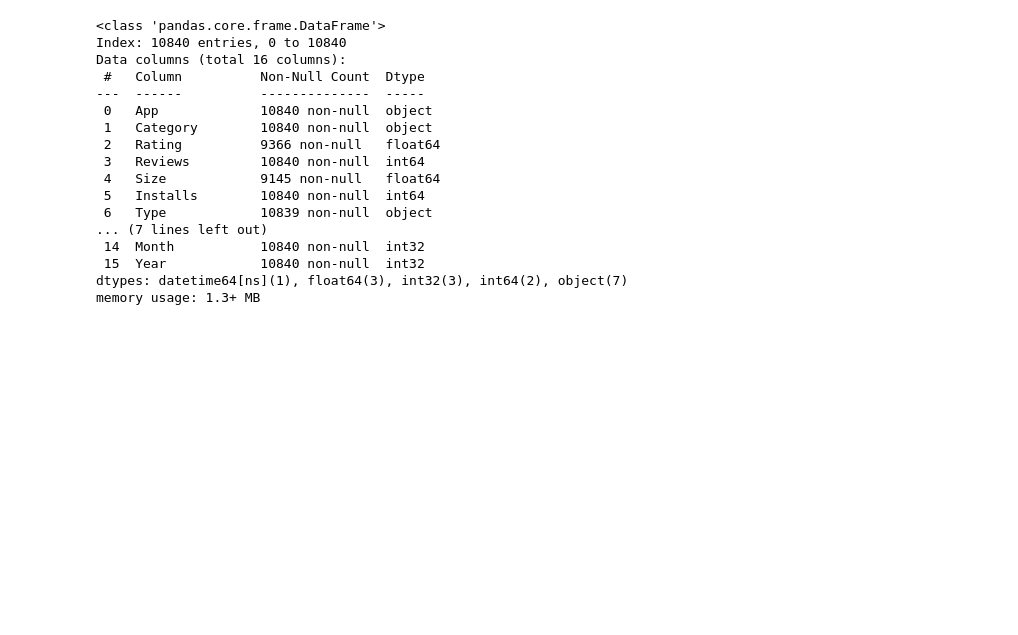
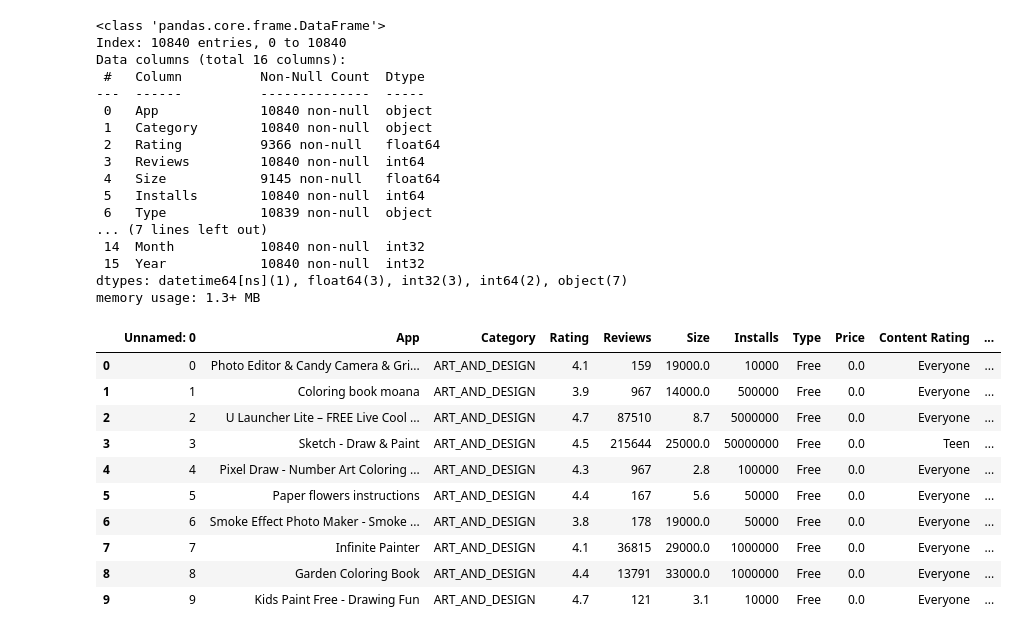
Before and after one commit to ayoub22222222/google-playstore-EDA, a Jupyter notebook: notebooks/data_cleaning.ipynb, the cells around one changed output. Drawn from its saved outputs; the diff is of its cells as text; code cells hidden in the pictures; blank space fills up the shorter version.

Commit message:
biuld pipeline for data cleaning

```diff
--- a/notebooks/data_cleaning.ipynb
+++ b/notebooks/data_cleaning.ipynb
@@ -338,3 +338,37 @@ dtypes: datetime64[ns](1), float64(3), int32(3), int64(2), object(7)
 memory usage: 1.3+ MB
 # %%
 df_copy.to_csv('~/google-playstore-EDA/data/cleaned_data/google_cleaned.csv')
+# %%
+
+
+class DataCleaning:
+    def __init__(self, file_path):
+        self.file_path =file_path
+        self.data = None
+    def load_data(self):
+        """ Load data """
+        self.data = pd.read_csv(self.file_path)
+        return self.data.head(10)
+    def data_overview(self):
+        """ check the data type for every columns """
+        self.load_data().info()
+        print(100 * "-")
+    def cln_columns(self):
+        """ cleaning columns """
+        pass
+# %%
+instance = DataCleaning('~/google-playstore-EDA/data/cleaned_data/google_cleaned.csv')
+# %%
+instance.load_data()
+# %% [output]
+|  | Unnamed: 0 | App | Category | Rating | Reviews | Size | Installs | Type | Price | Content Rating | ... |
+| 0 | 0 | Photo Editor & Candy Camera & Gri... | ART_AND_DESIGN | 4.1 | 159 | 19000.0 | 10000 | Free | 0.0 | Everyone | ... |
+| 1 | 1 | Coloring book moana | ART_AND_DESIGN | 3.9 | 967 | 14000.0 | 500000 | Free | 0.0 | Everyone | ... |
+| 2 | 2 | U Launcher Lite – FREE Live Cool ... | ART_AND_DESIGN | 4.7 | 87510 | 8.7 | 5000000 | Free | 0.0 | Everyone | ... |
+| 3 | 3 | Sketch - Draw & Paint | ART_AND_DESIGN | 4.5 | 215644 | 25000.0 | 50000000 | Free | 0.0 | Teen | ... |
+| 4 | 4 | Pixel Draw - Number Art Coloring ... | ART_AND_DESIGN | 4.3 | 967 | 2.8 | 100000 | Free | 0.0 | Everyone | ... |
+| 5 | 5 | Paper flowers instructions | ART_AND_DESIGN | 4.4 | 167 | 5.6 | 50000 | Free | 0.0 | Everyone | ... |
+| 6 | 6 | Smoke Effect Photo Maker - Smoke ... | ART_AND_DESIGN | 3.8 | 178 | 19000.0 | 50000 | Free | 0.0 | Everyone | ... |
+| 7 | 7 | Infinite Painter | ART_AND_DESIGN | 4.1 | 36815 | 29000.0 | 1000000 | Free | 0.0 | Everyone | ... |
+| 8 | 8 | Garden Coloring Book | ART_AND_DESIGN | 4.4 | 13791 | 33000.0 | 1000000 | Free | 0.0 | Everyone | ... |
+| 9 | 9 | Kids Paint Free - Drawing Fun | ART_AND_DESIGN | 4.7 | 121 | 3.1 | 10000 | Free | 0.0 | Everyone | ... |
```
Also changed, not shown: parts of 1 cell of this notebook, 3 other files.
